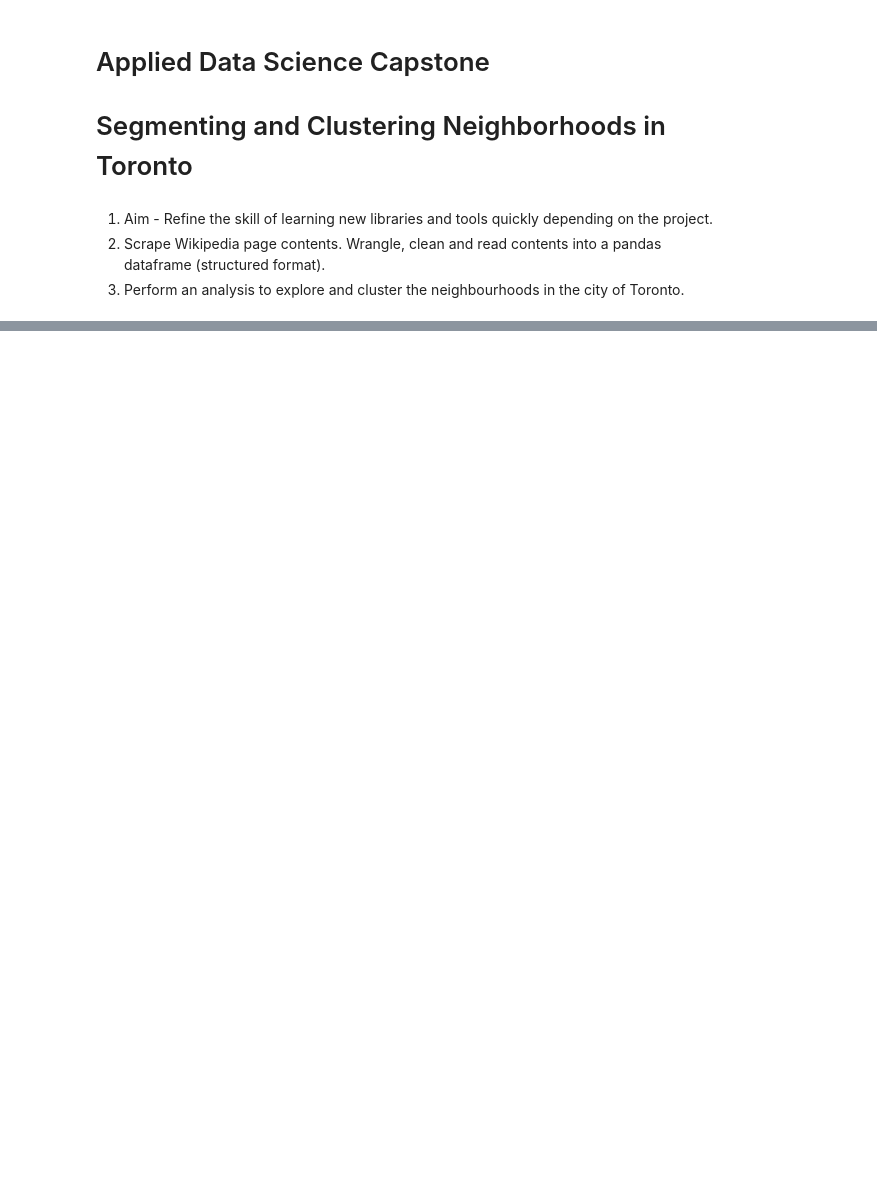
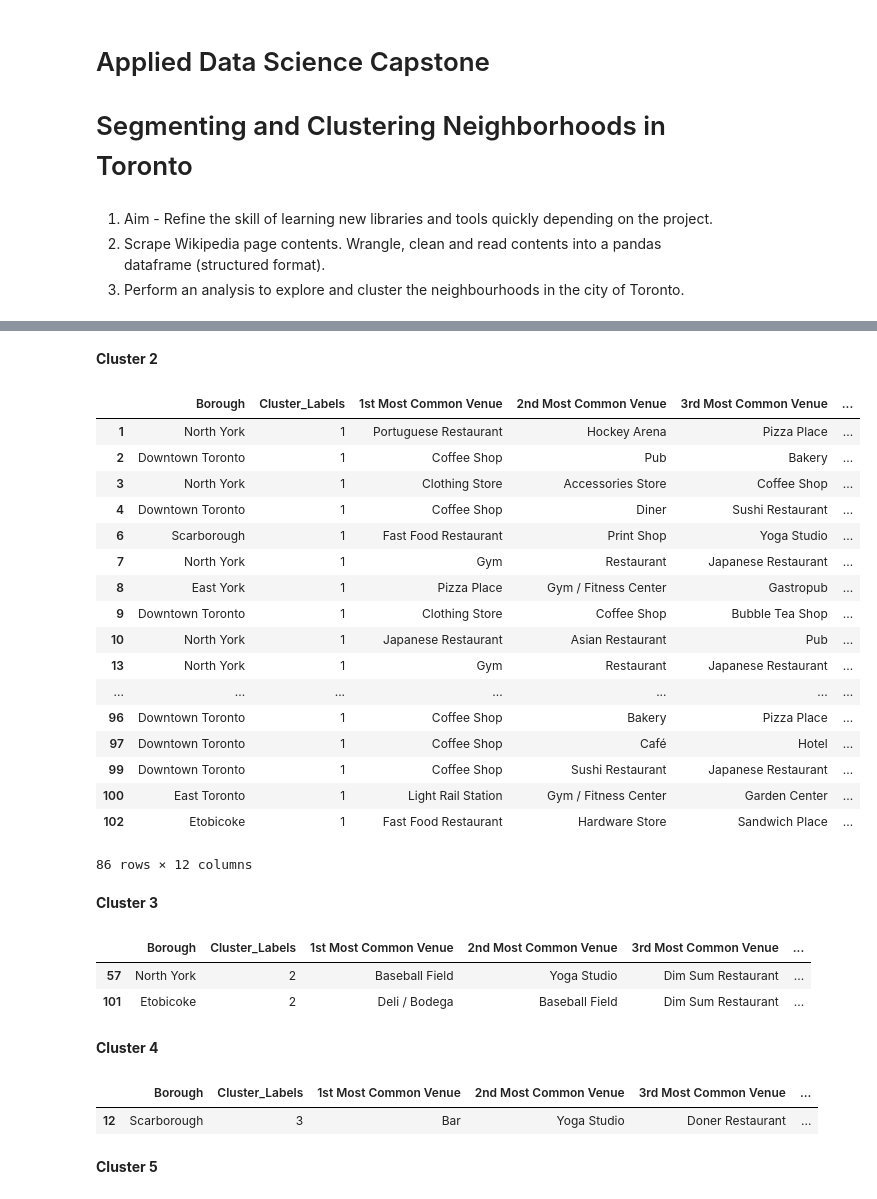
Before and after one commit to sakibch/Segmenting-and-Clustering-Neighbourhoods-in-Toronto, a Jupyter notebook: Segmenting and Clustering Neighbourhoods - Toronto.ipynb, the cells around one changed output, grey strips where cells are left out. Drawn from its saved outputs; the diff is of its cells as text; code cells hidden in the pictures; blank space fills up the shorter version.

```diff
--- a/Segmenting and Clustering Neighbourhoods - Toronto.ipynb
+++ b/Segmenting and Clustering Neighbourhoods - Toronto.ipynb
@@ -68,0 +414,21 @@ row = row[1:len(row)]
+# %%
+num_top_venues = 10
+
+indicators = ['st', 'nd', 'rd']
+
+# create columns according to number of top venues
+columns = ['Neighborhood']
+for ind in np.arange(num_top_venues):
+    try:
+        columns.append('{}{} Most Common Venue'.format(ind+1, indicators[ind]))
+    except:
+        columns.append('{}th Most Common Venue'.format(ind+1))
+
+# create a new dataframe
+neighbourhoods_venues_sorted = pd.DataFrame(columns=columns)
+neighbourhoods_venues_sorted['Neighborhood'] = toronto_grouped['Neighborhood']
+
+for ind in np.arange(toronto_grouped.shape[0]):
+    neighbourhoods_venues_sorted.iloc[ind, 1:] = return_most_common_venues(toronto_grouped.iloc[ind, :], num_top_venues)
+
+neighbourhoods_venues_sorted.head()
@@ -68,0 +465,10 @@ row = row[1:len(row)]
+# %%
+# add clustering labels
+#neighbourhoods_venues_sorted.insert(0, 'Cluster_Labels', kmeans.labels_)
+
+toronto_merged = df
+
+# merge toronto_grouped with toronto_data to add latitude/longitude for each neighborhood
+toronto_merged = toronto_merged.join(neighbourhoods_venues_sorted.set_index('Neighborhood'), on='Neighborhood')
+
+toronto_merged.head() # check the last columns!
@@ -68,0 +482,4 @@ row = row[1:len(row)]
+# %%
+toronto_merged=toronto_merged.dropna()
+# %%
+toronto_merged['Cluster_Labels'] = toronto_merged.Cluster_Labels.astype(int)
@@ -68,0 +528,40 @@ row = row[1:len(row)]
+# %% [markdown]
+**Cluster 2**
+# %%
+toronto_merged.loc[toronto_merged['Cluster_Labels'] == 1, toronto_merged.columns[[1] + list(range(5, toronto_merged.shape[1]))]]
+# %% [output]
+|  | Borough | Cluster_Labels | 1st Most Common Venue | 2nd Most Common Venue | 3rd Most Common Venue | ... |
+| 1 | North York | 1 | Portuguese Restaurant | Hockey Arena | Pizza Place | ... |
+| 2 | Downtown Toronto | 1 | Coffee Shop | Pub | Bakery | ... |
+| 3 | North York | 1 | Clothing Store | Accessories Store | Coffee Shop | ... |
+| 4 | Downtown Toronto | 1 | Coffee Shop | Diner | Sushi Restaurant | ... |
+| 6 | Scarborough | 1 | Fast Food Restaurant | Print Shop | Yoga Studio | ... |
+| 7 | North York | 1 | Gym | Restaurant | Japanese Restaurant | ... |
+| 8 | East York | 1 | Pizza Place | Gym / Fitness Center | Gastropub | ... |
+| 9 | Downtown Toronto | 1 | Clothing Store | Coffee Shop | Bubble Tea Shop | ... |
+| 10 | North York | 1 | Japanese Restaurant | Asian Restaurant | Pub | ... |
+| 13 | North York | 1 | Gym | Restaurant | Japanese Restaurant | ... |
+| ... | ... | ... | ... | ... | ... | ... |
+| 96 | Downtown Toronto | 1 | Coffee Shop | Bakery | Pizza Place | ... |
+| 97 | Downtown Toronto | 1 | Coffee Shop | Café | Hotel | ... |
+| 99 | Downtown Toronto | 1 | Coffee Shop | Sushi Restaurant | Japanese Restaurant | ... |
+| 100 | East Toronto | 1 | Light Rail Station | Gym / Fitness Center | Garden Center | ... |
+| 102 | Etobicoke | 1 | Fast Food Restaurant | Hardware Store | Sandwich Place | ... |
+86 rows × 12 columns
+# %% [markdown]
+**Cluster 3**
+# %%
+toronto_merged.loc[toronto_merged['Cluster_Labels'] == 2, toronto_merged.columns[[1] + list(range(5, toronto_merged.shape[1]))]]
+# %% [output]
+|  | Borough | Cluster_Labels | 1st Most Common Venue | 2nd Most Common Venue | 3rd Most Common Venue | ... |
+| 57 | North York | 2 | Baseball Field | Yoga Studio | Dim Sum Restaurant | ... |
+| 101 | Etobicoke | 2 | Deli / Bodega | Baseball Field | Dim Sum Restaurant | ... |
+# %% [markdown]
+**Cluster 4**
+# %%
+toronto_merged.loc[toronto_merged['Cluster_Labels'] == 3, toronto_merged.columns[[1] + list(range(5, toronto_merged.shape[1]))]]
+# %% [output]
+|  | Borough | Cluster_Labels | 1st Most Common Venue | 2nd Most Common Venue | 3rd Most Common Venue | ... |
+| 12 | Scarborough | 3 | Bar | Yoga Studio | Doner Restaurant | ... |
+# %% [markdown]
+**Cluster 5**
```
Also changed, not shown: parts of 47 cells of this notebook.
